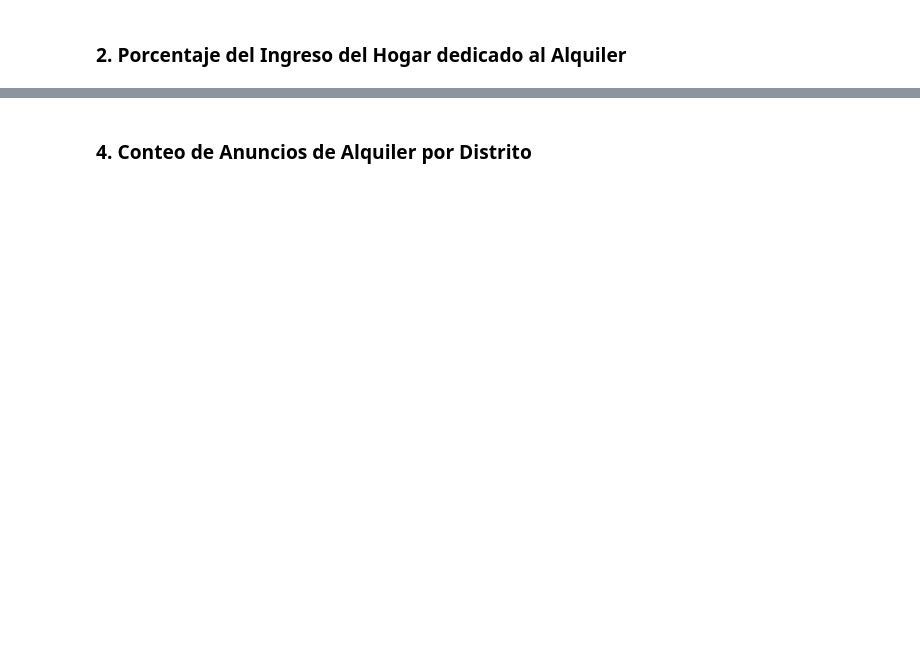
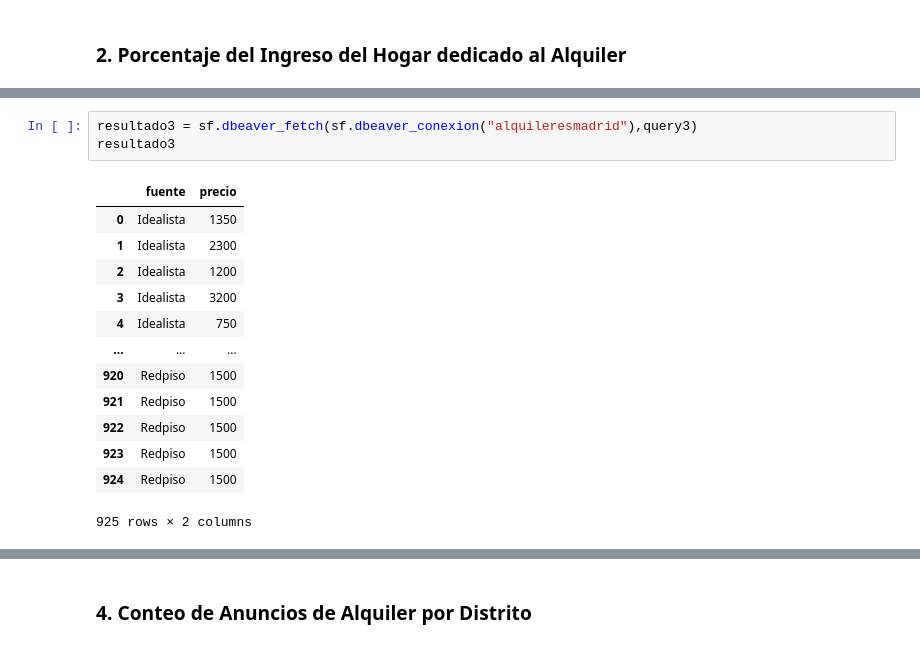
Before and after one commit to davfranco1/Proyecto5-ProyectoLibre-PreciosAlquileresMadrid, a Jupyter notebook: notebooks/3_QueriesVisualizaciónAnálisis.ipynb, the cells around one changed output, grey strips where cells are left out. Saved outputs shown, nothing was run; the diff lists cells and outputs as text; blank space fills up the shorter version.

```diff
--- a/notebooks/3_QueriesVisualizaciónAnálisis.ipynb
+++ b/notebooks/3_QueriesVisualizaciónAnálisis.ipynb
@@ -125,0 +171,17 @@ resultado2
+# %%
+resultado3 = sf.dbeaver_fetch(sf.dbeaver_conexion("alquileresmadrid"),query3)
+resultado3
+# %% [output]
+|  | fuente | precio |
+| 0 | Idealista | 1350 |
+| 1 | Idealista | 2300 |
+| 2 | Idealista | 1200 |
+| 3 | Idealista | 3200 |
+| 4 | Idealista | 750 |
+| ... | ... | ... |
+| 920 | Redpiso | 1500 |
+| 921 | Redpiso | 1500 |
+| 922 | Redpiso | 1500 |
+| 923 | Redpiso | 1500 |
+| 924 | Redpiso | 1500 |
+925 rows × 2 columns
```
Also changed, not shown: parts of 23 cells of this notebook.
